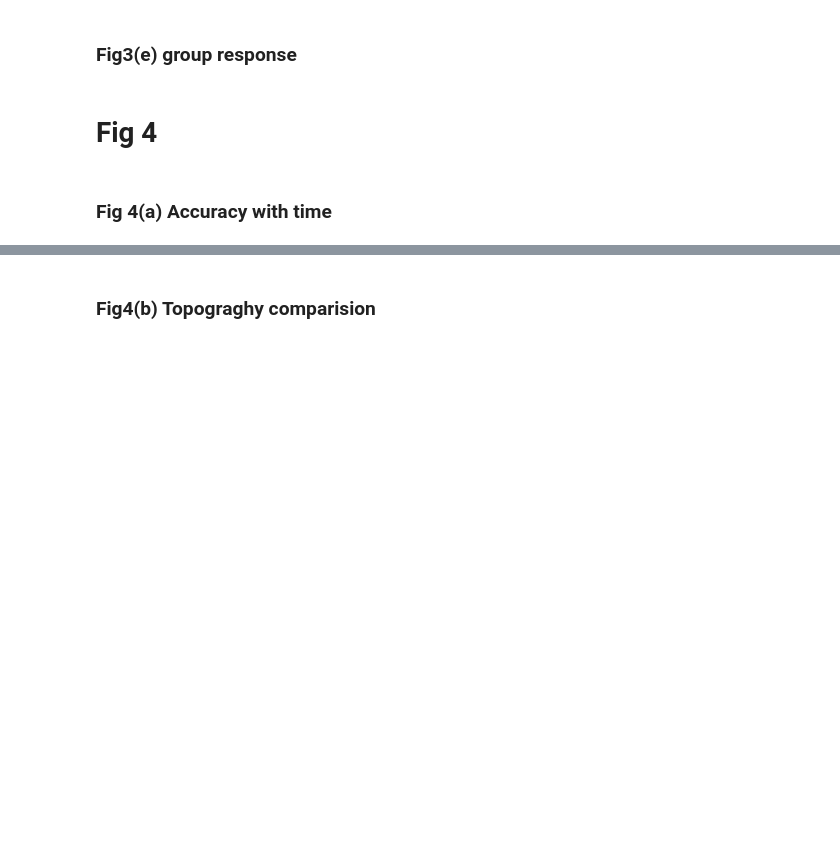
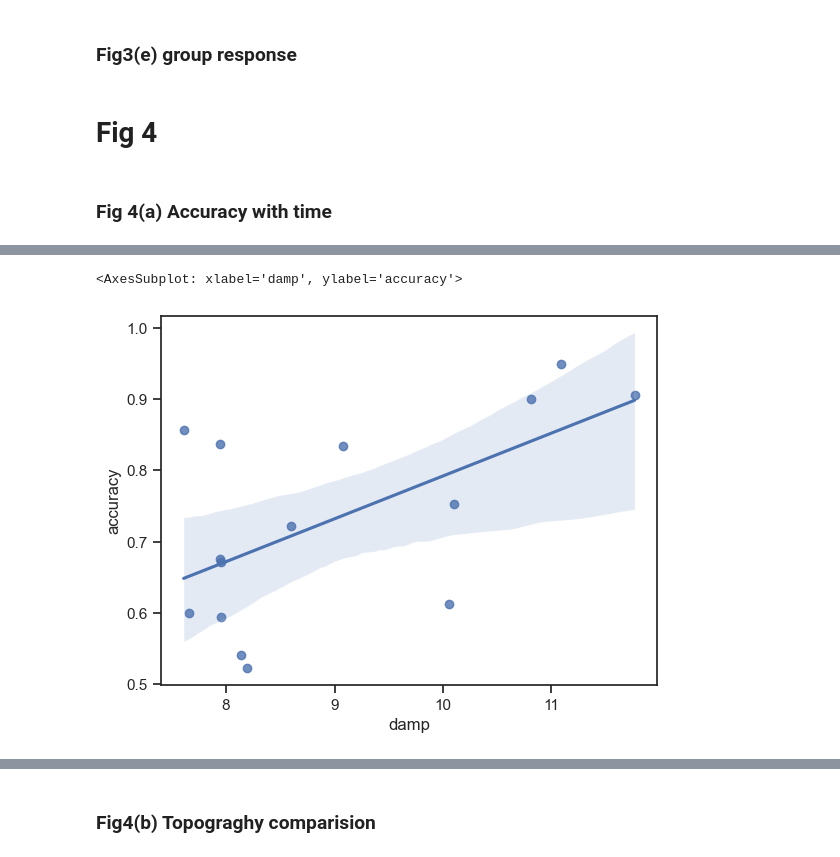
Before and after one commit to shinanlin/WN-BCI, a Jupyter notebook: analysis/plot.ipynb, the cells around one changed output, grey strips where cells are left out. Drawn from its saved outputs; the diff is of its cells as text; code cells hidden in the pictures; blank space fills up the shorter version.

```diff
--- a/analysis/plot.ipynb
+++ b/analysis/plot.ipynb
@@ -617,0 +650,3 @@ fig.savefig('../images/fig4a.png', dpi=400, bbox_inches='tight')
+# %%
+damp = pd.read_csv('damp.csv')
+damp.head()
@@ -617,0 +660,9 @@ fig.savefig('../images/fig4a.png', dpi=400, bbox_inches='tight')
+# %%
+tfs = []
+for subject in f.subject.unique():
+    s = f[(f.subject==subject)&(f.winLEN==0.1)&(f.method=='WN')]
+    s['damp'] = damp[damp.name==subject]['cf'].to_numpy()
+    tfs.append(s)
+
+tfs = pd.concat(tfs,ignore_index=True)
+tfs.head()
@@ -617,0 +718,5 @@ fig.savefig('../images/fig4a.png', dpi=400, bbox_inches='tight')
+# %%
+sns.regplot(data=tfs,x='damp',y='accuracy')
+# %% [output]
+<AxesSubplot: xlabel='damp', ylabel='accuracy'>
+[figure, added]
```
Also changed, not shown: parts of 57 cells of this notebook, 6 other files.
